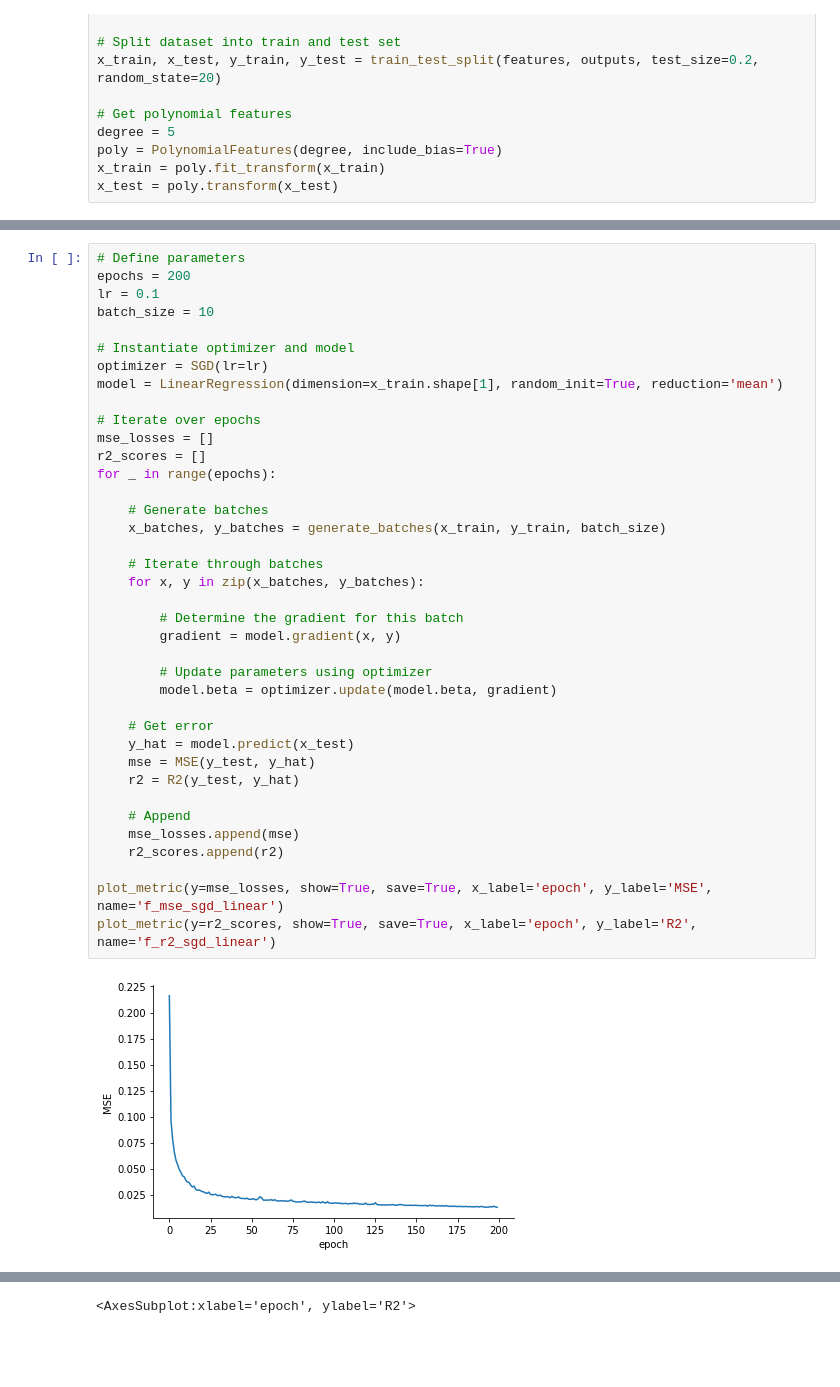
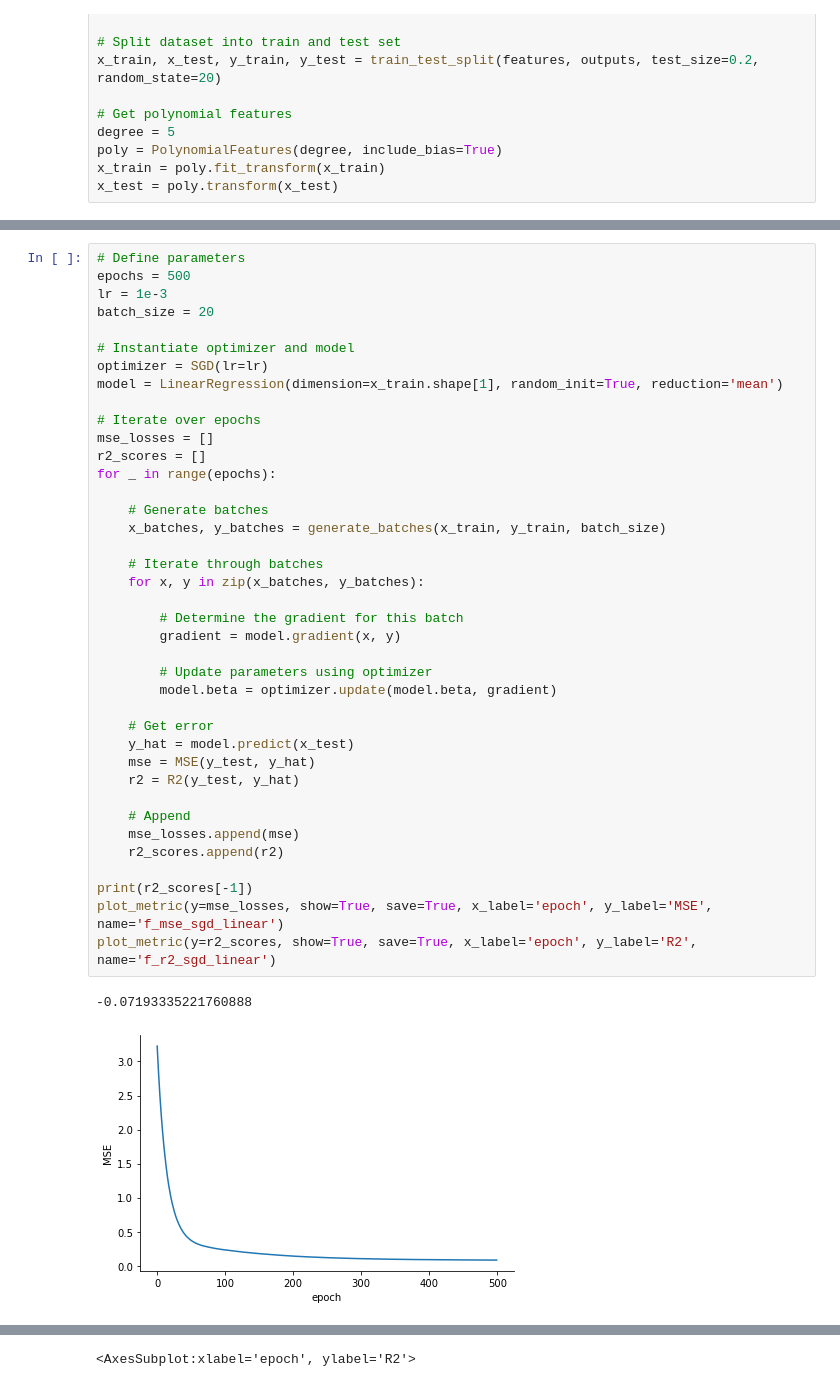
Before and after one commit to frederikrogge/compsci-project, a Jupyter notebook: Notebooks/task_f.ipynb, the cells around one changed output, grey strips where cells are left out. Cells and saved outputs as stored; diff of their text form; blank space fills up the shorter version.

```diff
--- a/Notebooks/task_f.ipynb
+++ b/Notebooks/task_f.ipynb
@@ -36,8 +36,8 @@ First, consider the simple case of a linear regression model that is trained usi
 # %%
 # Define parameters
-epochs = 200
-lr = 0.1
-batch_size = 10
+epochs = 500
+lr = 1e-3
+batch_size = 20
 
 # Instantiate optimizer and model
 optimizer = SGD(lr=lr)
@@ -45,31 +45,33 @@ model = LinearRegression(dimension=x_train.shape[1], random_init=True, reduction
 
 # Iterate over epochs
 mse_losses = []
 r2_scores = []
 for _ in range(epochs):
 
     # Generate batches
     x_batches, y_batches = generate_batches(x_train, y_train, batch_size)
 
     # Iterate through batches
     for x, y in zip(x_batches, y_batches):
 
         # Determine the gradient for this batch
         gradient = model.gradient(x, y)
 
         # Update parameters using optimizer
         model.beta = optimizer.update(model.beta, gradient)
 
     # Get error
     y_hat = model.predict(x_test)
     mse = MSE(y_test, y_hat)
     r2 = R2(y_test, y_hat)
 
     # Append
     mse_losses.append(mse)
     r2_scores.append(r2)
 
+print(r2_scores[-1])
 plot_metric(y=mse_losses, show=True, save=True, x_label='epoch', y_label='MSE', name='f_mse_sgd_linear')
 plot_metric(y=r2_scores, show=True, save=True, x_label='epoch', y_label='R2', name='f_r2_sgd_linear')
 # %% [output]
+-0.07193335221760888
-[figure, old version]
+[figure, new version]
@@ -77,4 +79,4 @@ plot_metric(y=r2_scores, show=True, save=True, x_label='epoch', y_label='R2', na
-<AxesSubplot:xlabel='epoch', ylabel='R2'>
+<AxesSubplot:xlabel='epoch', ylabel='R2'>
 # %% [markdown]
 ### Hyperparameter analysis
 
```
Also changed, not shown: parts of 5 cells of this notebook, 5 other files.
